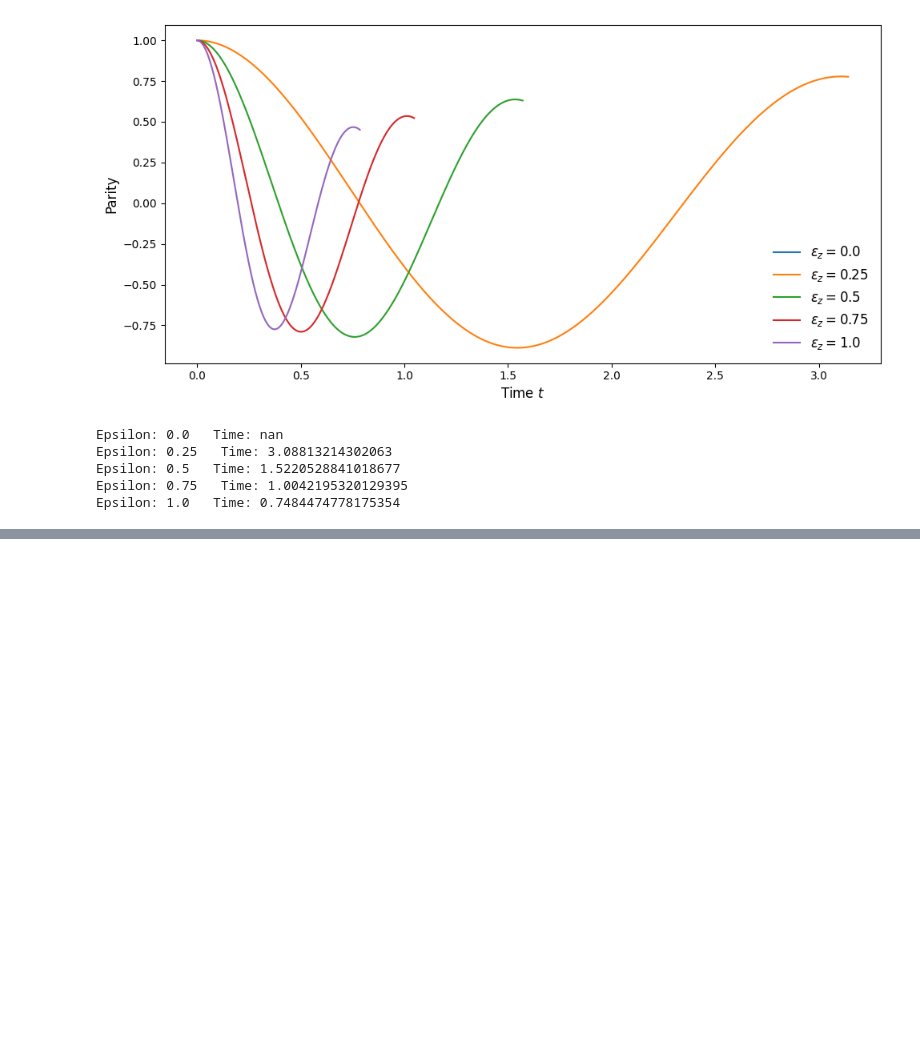
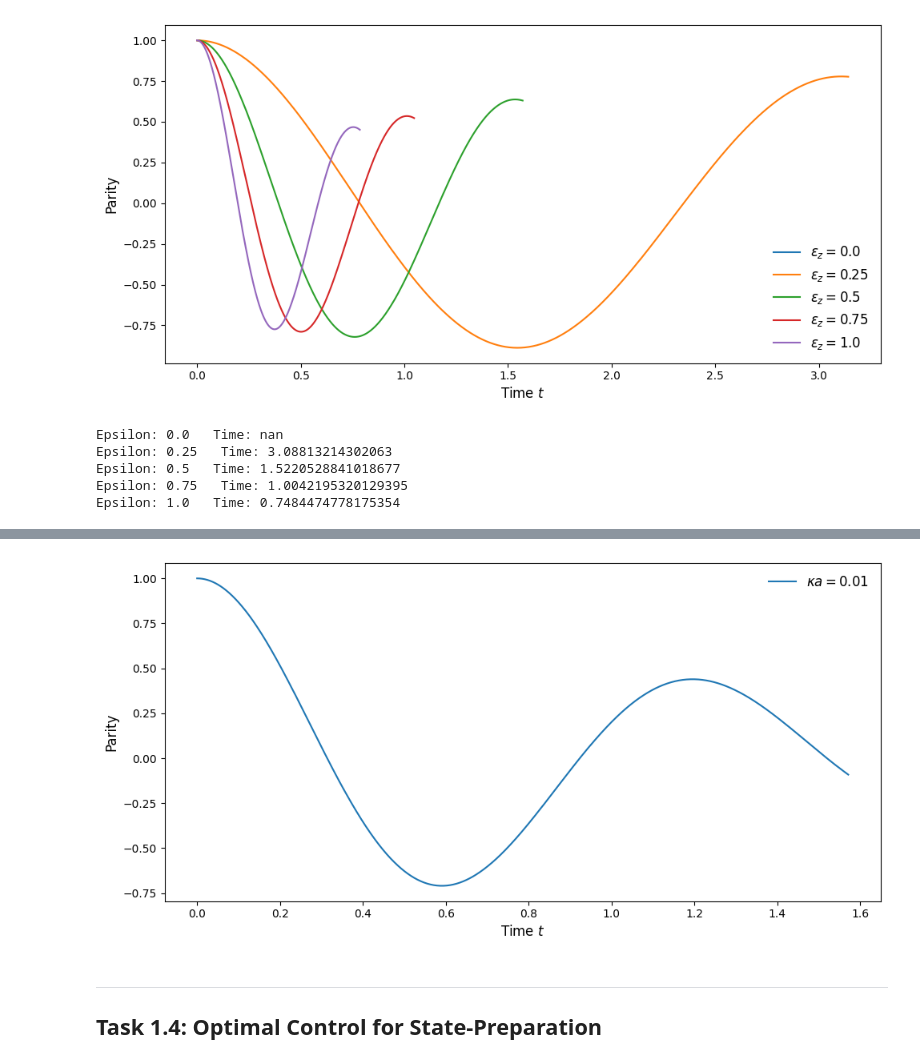
Before and after one commit to iQuHACK/2025-Alice-and-Bob, a Jupyter notebook: submissions-qiskers/task-1.ipynb, the cells around one changed output, grey strips where cells are left out. Drawn from its saved outputs; the diff is of its cells as text; code cells hidden in the pictures; blank space fills up the shorter version.

```diff
--- a/submissions-qiskers/task-1.ipynb
+++ b/submissions-qiskers/task-1.ipynb
@@ -466,0 +475,29 @@ Epsilon: 1.0   Time: 0.7484474778175354
+# %%
+# redeclare epsilon zeta values
+ep_z = 0.25
+theta = jnp.pi/2
+T = theta/(8*ep_z)
+H_z = ep_z*a + epz_con*a_dag + H
+ls = jnp.linspace(0,T,1000)
+
+# run dynamiqs.mesolve with a finer time grid
+fig, ax = plt.subplots(1, 1, figsize=(10, 5))
+tsave_z = jnp.linspace(0, 2*T, 1000)
+result_loss = dq.mesolve(H_z, [root_k_b*loss_op, a * 0.01], psi_coh, tsave_z, exp_ops=exp_ops)
+
+# plot the observable against time
+ax.plot(tsave_z, result_loss.expects[0].real, label=f"$\kappa a = {0.01} $")
+
+ax.set_xlabel(r"Time $t$", fontsize=12)
+ax.set_ylabel(r"Parity", fontsize=12)
+ax.legend(fontsize=12, frameon=False)
+plt.tight_layout()
+plt.show()
+# %% [output]
+[figure, added]
+# %% [markdown]
+<p></p>
+
+<hr>
+
+<h2>Task 1.4: Optimal Control for State-Preparation</h2>
```
Also changed, not shown: parts of 3 cells of this notebook, 1 other file.
